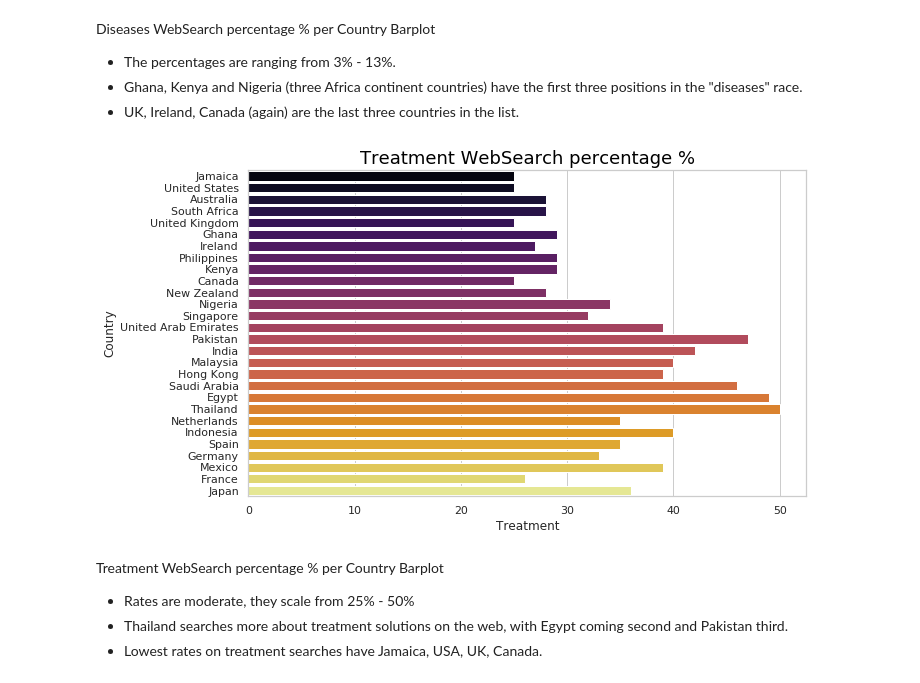
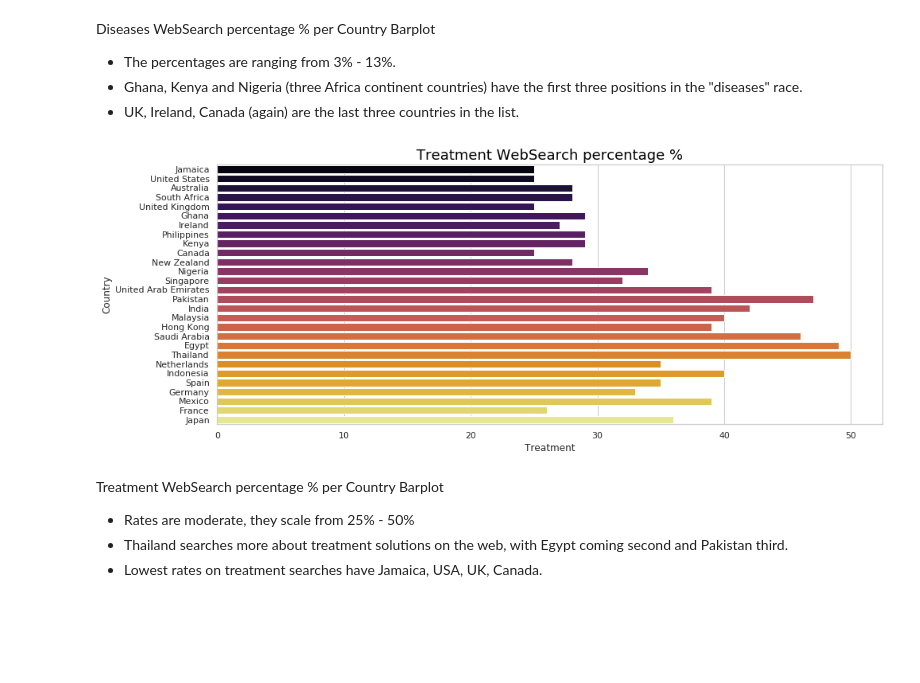
Before and after one commit to ioannapap/health_keysearch_analysis, a Jupyter notebook: health_search.ipynb, the cells around one changed output. Saved outputs shown, nothing was run; the diff lists cells and outputs as text; code cells hidden in the pictures; blank space fills up the shorter version.

```diff
--- a/health_search.ipynb
+++ b/health_search.ipynb
@@ -86,15 +86,15 @@ Diseases WebSearch percentage % per Country Barplot
 - Ghana, Kenya and Nigeria (three Africa continent countries) have the first three positions in the "diseases" race.
 - UK, Ireland, Canada (again) are the last three countries in the list.
 # %%
-plt.figure(figsize=(10, 6))
+plt.figure(figsize=(15, 6))
 
 sns.barplot(x = 'Treatment', y = 'Country', palette = 'inferno', data = health_issue_df)
 
 plt.title('Treatment WebSearch percentage %', color = 'black', fontsize = 18)
 
 plt.savefig('Treatment_search%.png')
 # %% [output]
-[figure, old version]
+[figure, new version]
 # %% [markdown]
 Treatment WebSearch percentage % per Country Barplot
 
```
Also changed, not shown: parts of 16 cells of this notebook, 19 other files.
